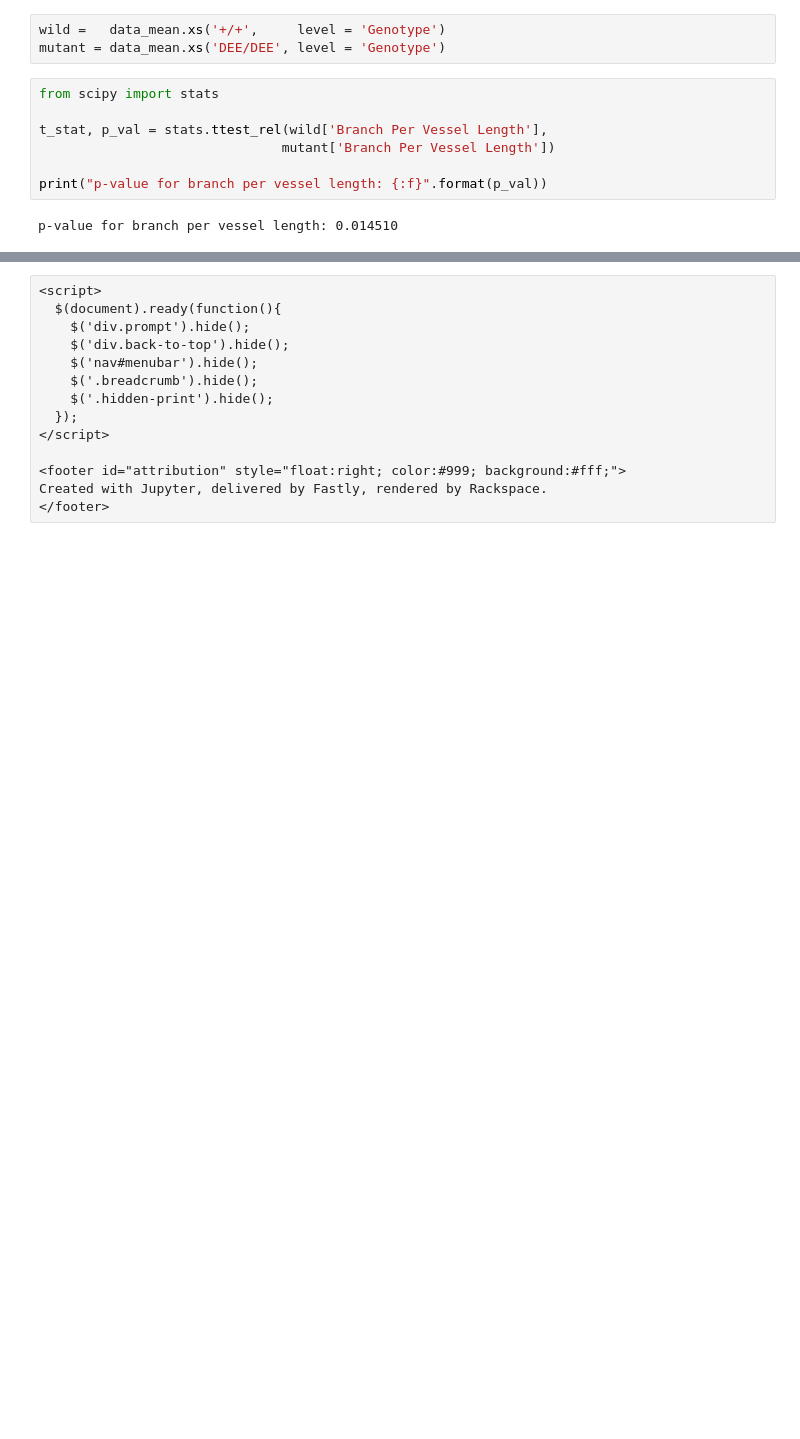
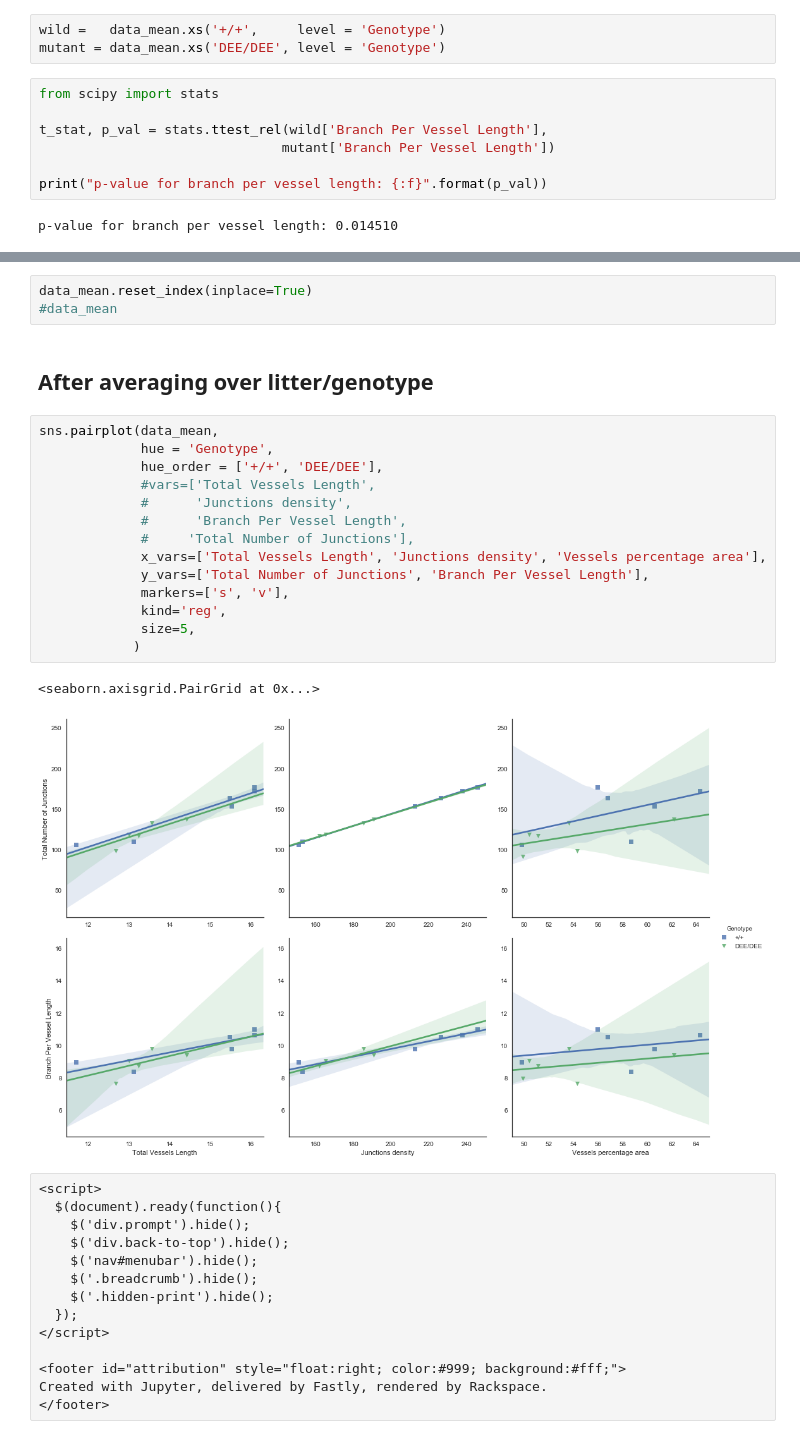
Before and after one commit to MixedIndentations/Angiogenesis-Density, a Jupyter notebook: notebooks/BranchesPerVesselLength.ipynb, the cells around one changed output, grey strips where cells are left out. Cells and saved outputs as stored; diff of their text form; blank space fills up the shorter version.

```diff
--- a/notebooks/BranchesPerVesselLength.ipynb
+++ b/notebooks/BranchesPerVesselLength.ipynb
@@ -116,3 +118,25 @@ sns.set(style="white", color_codes=True)
+# %%
+data_mean.reset_index(inplace=True)
+#data_mean
+# %% [markdown]
+## After averaging over litter/genotype
+# %%
+sns.pairplot(data_mean,
+             hue = 'Genotype',
+             hue_order = ['+/+', 'DEE/DEE'],
+             #vars=['Total Vessels Length',
+             #      'Junctions density',
+             #      'Branch Per Vessel Length',
+             #     'Total Number of Junctions'],
+             x_vars=['Total Vessels Length', 'Junctions density', 'Vessels percentage area'],
+             y_vars=['Total Number of Junctions', 'Branch Per Vessel Length'],
+             markers=['s', 'v'],
+             kind='reg',
+             size=5,
+            )
+# %% [output]
+<seaborn.axisgrid.PairGrid at 0x...>
+[figure, added]
 # %% [raw]
 <script>
   $(document).ready(function(){
```
Also changed, not shown: parts of 4 cells of this notebook.
